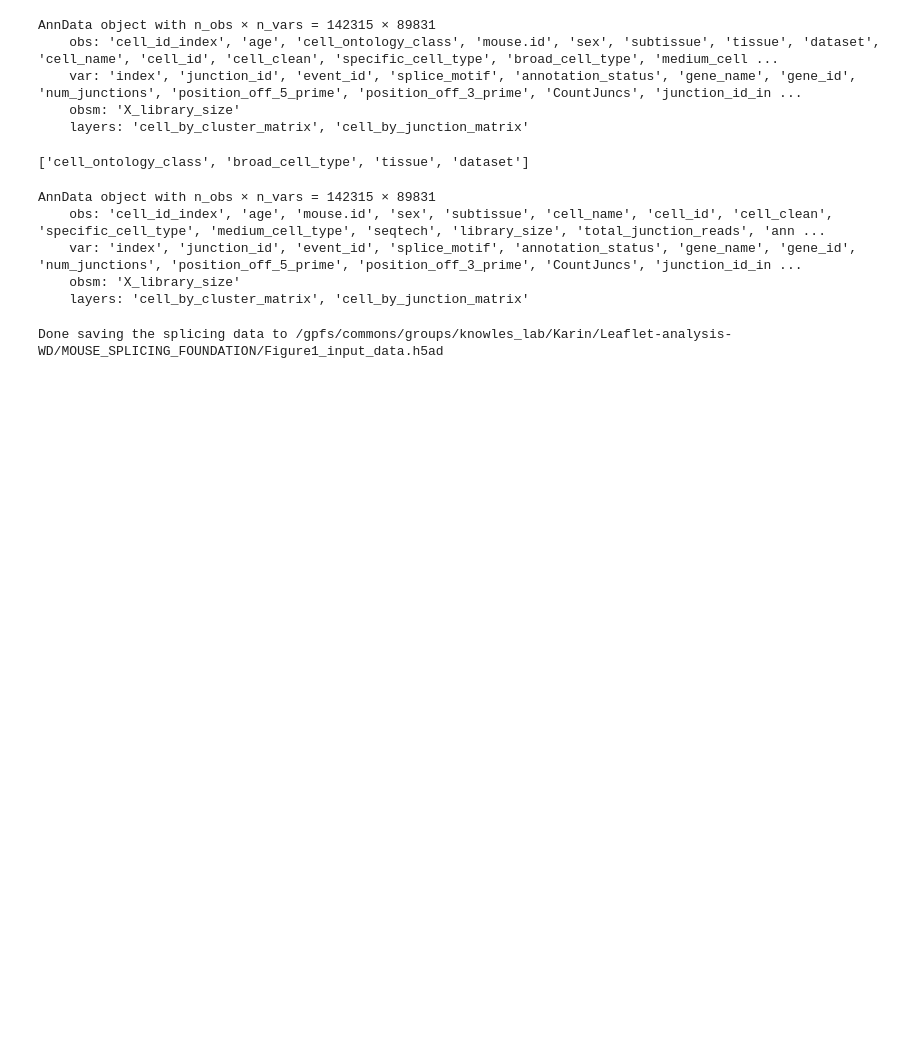
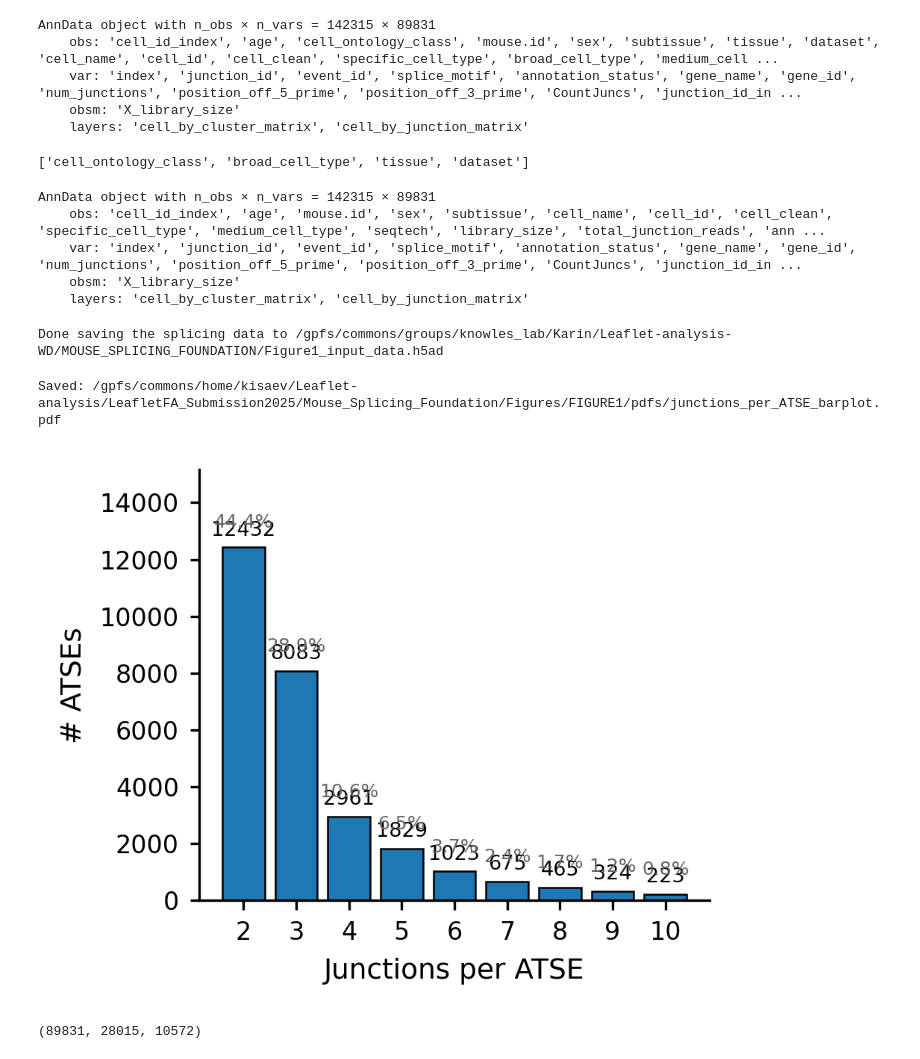
Before and after one commit to daklab/Leaflet-analysis, a Jupyter notebook: LeafletFA_Submission2025/Mouse_Splicing_Foundation/Figures/FIGURE1/00_prep_anndata.ipynb, the cells around one changed output. Drawn from its saved outputs; the diff is of its cells as text; code cells hidden in the pictures; blank space fills up the shorter version.

```diff
--- a/LeafletFA_Submission2025/Mouse_Splicing_Foundation/Figures/FIGURE1/00_prep_anndata.ipynb
+++ b/LeafletFA_Submission2025/Mouse_Splicing_Foundation/Figures/FIGURE1/00_prep_anndata.ipynb
@@ -66,3 +66,52 @@ splice_adata.write_h5ad(f"{BASE_DIR}/Figure1_input_data.h5ad")
 print(f"Done saving the splicing data to {BASE_DIR}/Figure1_input_data.h5ad")
 # %% [output]
 Done saving the splicing data to /gpfs/commons/groups/knowles_lab/Karin/Leaflet-analysis-WD/MOUSE_SPLICING_FOUNDATION/Figure1_input_data.h5ad
+# %%
+output_dir = "/gpfs/commons/home/kisaev/Leaflet-analysis/LeafletFA_Submission2025/Mouse_Splicing_Foundation/Figures/FIGURE1/pdfs"
+# %%
+all_juncs_df = splice_adata.var
+# %%
+import os
+
+# ---- Compute junctions-per-ATSE ----
+k_per_event = all_juncs_df.groupby("event_id")["junction_id"].nunique()
+dist = k_per_event.value_counts().sort_index()
+x = dist.index.to_numpy()
+y = dist.to_numpy()
+perc = (dist / dist.sum() * 100)
+
+# ---- Plot ----
+fig, ax = plt.subplots(figsize=(3.2, 2.6), dpi=300)
+bars = ax.bar(x, y, width=0.8, edgecolor="black", linewidth=0.6)
+
+# annotations: count (black) and percent (grey), smaller fonts
+y_pad = max(1, int(y.max() * 0.02))
+for xi, yi, pi in zip(x, y, perc):
+    ax.text(xi, yi + y_pad, f"{yi}", ha="center", va="bottom", fontsize=6.5)
+    ax.text(xi, yi + y_pad*2.2, f"{pi:.1f}%", ha="center", va="bottom",
+            fontsize=6, color="0.4")  # grey
+
+ax.set_xlabel("Junctions per ATSE", fontsize=9)
+ax.set_ylabel("# ATSEs", fontsize=9)
+ax.set_xticks(x)
+ax.set_ylim(0, y.max() * 1.22)
+
+# minimal styling
+ax.tick_params(axis="both", labelsize=8, length=3)
+for spine in ("top", "right"):
+    ax.spines[spine].set_visible(False)
+
+plt.tight_layout()
+
+# ---- Save ----
+output_file = os.path.join(output_dir, "junctions_per_ATSE_barplot.pdf")
+plt.savefig(output_file, bbox_inches="tight")
+print(f"Saved: {output_file}")
+plt.show()
+# %% [output]
+Saved: /gpfs/commons/home/kisaev/Leaflet-analysis/LeafletFA_Submission2025/Mouse_Splicing_Foundation/Figures/FIGURE1/pdfs/junctions_per_ATSE_barplot.pdf
+[figure, added]
+# %%
+all_juncs_df["junction_id"].nunique(), all_juncs_df["event_id"].nunique(), all_juncs_df["gene_name"].nunique()
+# %% [output]
+(89831, 28015, 10572)
```
Also changed, not shown: parts of 1 cell of this notebook, 5 other files.
